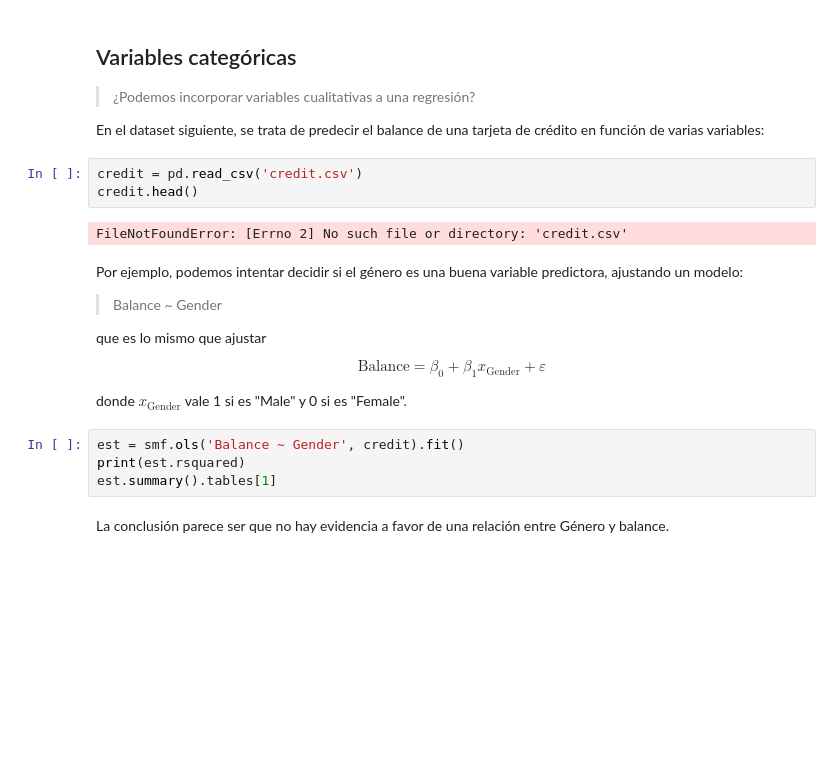
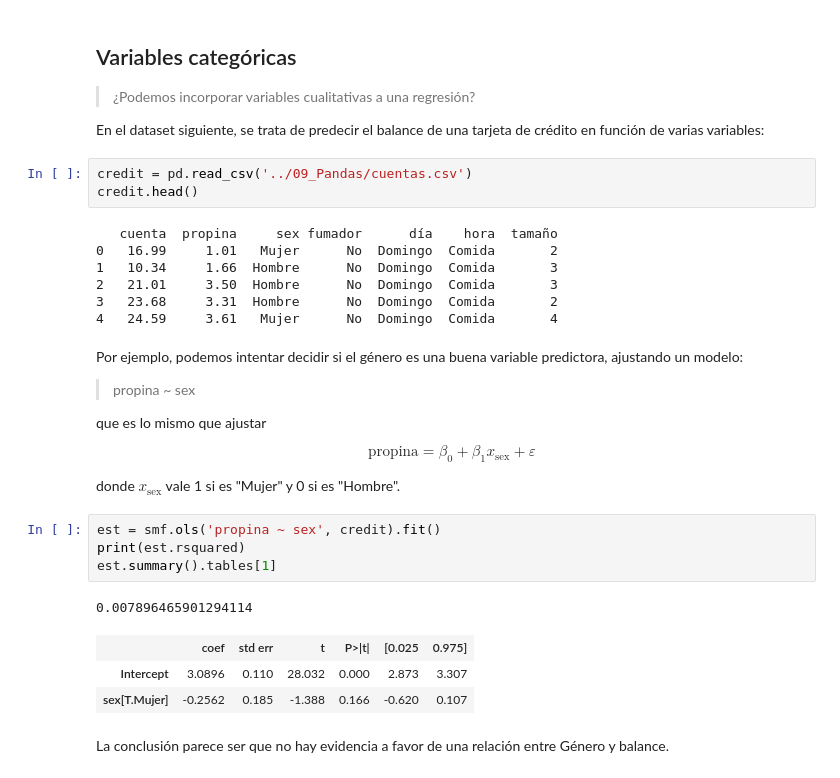
Before and after one commit to dgtrabada/python, a Jupyter notebook: 11_Scikit_learn/02_regresion-multiple.ipynb, the cells around one changed output. Saved outputs shown, nothing was run; the diff lists cells and outputs as text; blank space fills up the shorter version.

```diff
--- a/11_Scikit_learn/02_regresion-multiple.ipynb
+++ b/11_Scikit_learn/02_regresion-multiple.ipynb
@@ -507,26 +507,36 @@ Vemos que sin la variable **newspaper** obtenemos casi el mismo valor de R-squar
 
 En el dataset siguiente, se trata de predecir el balance de una tarjeta de crédito en función de varias variables:
 # %%
-credit = pd.read_csv('credit.csv')
+credit = pd.read_csv('../09_Pandas/cuentas.csv')
 credit.head()
 # %% [output]
-FileNotFoundError: [Errno 2] No such file or directory: 'credit.csv'
+   cuenta  propina     sex fumador      día    hora  tamaño
+0   16.99     1.01   Mujer      No  Domingo  Comida       2
+1   10.34     1.66  Hombre      No  Domingo  Comida       3
+2   21.01     3.50  Hombre      No  Domingo  Comida       3
+3   23.68     3.31  Hombre      No  Domingo  Comida       2
+4   24.59     3.61   Mujer      No  Domingo  Comida       4
 # %% [markdown]
 Por ejemplo, podemos intentar decidir si el género es una buena variable predictora, ajustando un modelo:
 
-> Balance ~ Gender
+> propina ~ sex
 
 que es lo mismo que ajustar
 
 $$
-\text{Balance} = \beta_0 + \beta_1 x_{\text{Gender}}  + \varepsilon
+\text{propina} = \beta_0 + \beta_1 x_{\text{sex}}  + \varepsilon
 $$
 
-donde $x_{\text{Gender}}$ vale 1 si es "Male" y 0 si es "Female".
+donde $x_{\text{sex}}$ vale 1 si es "Mujer" y 0 si es "Hombre".
 # %%
-est = smf.ols('Balance ~ Gender', credit).fit()
+est = smf.ols('propina ~ sex', credit).fit()
 print(est.rsquared)
 est.summary().tables[1]
+# %% [output]
+0.007896465901294114
+|  | coef | std err | t | P>|t| | [0.025 | 0.975] |
+| Intercept | 3.0896 | 0.110 | 28.032 | 0.000 | 2.873 | 3.307 |
+| sex[T.Mujer] | -0.2562 | 0.185 | -1.388 | 0.166 | -0.620 | 0.107 |
 # %% [markdown]
 La conclusión parece ser que no hay evidencia a favor de una relación entre Género y balance.
 # %% [markdown]
```
Also changed, not shown: parts of 3 cells of this notebook, 1 other file.
